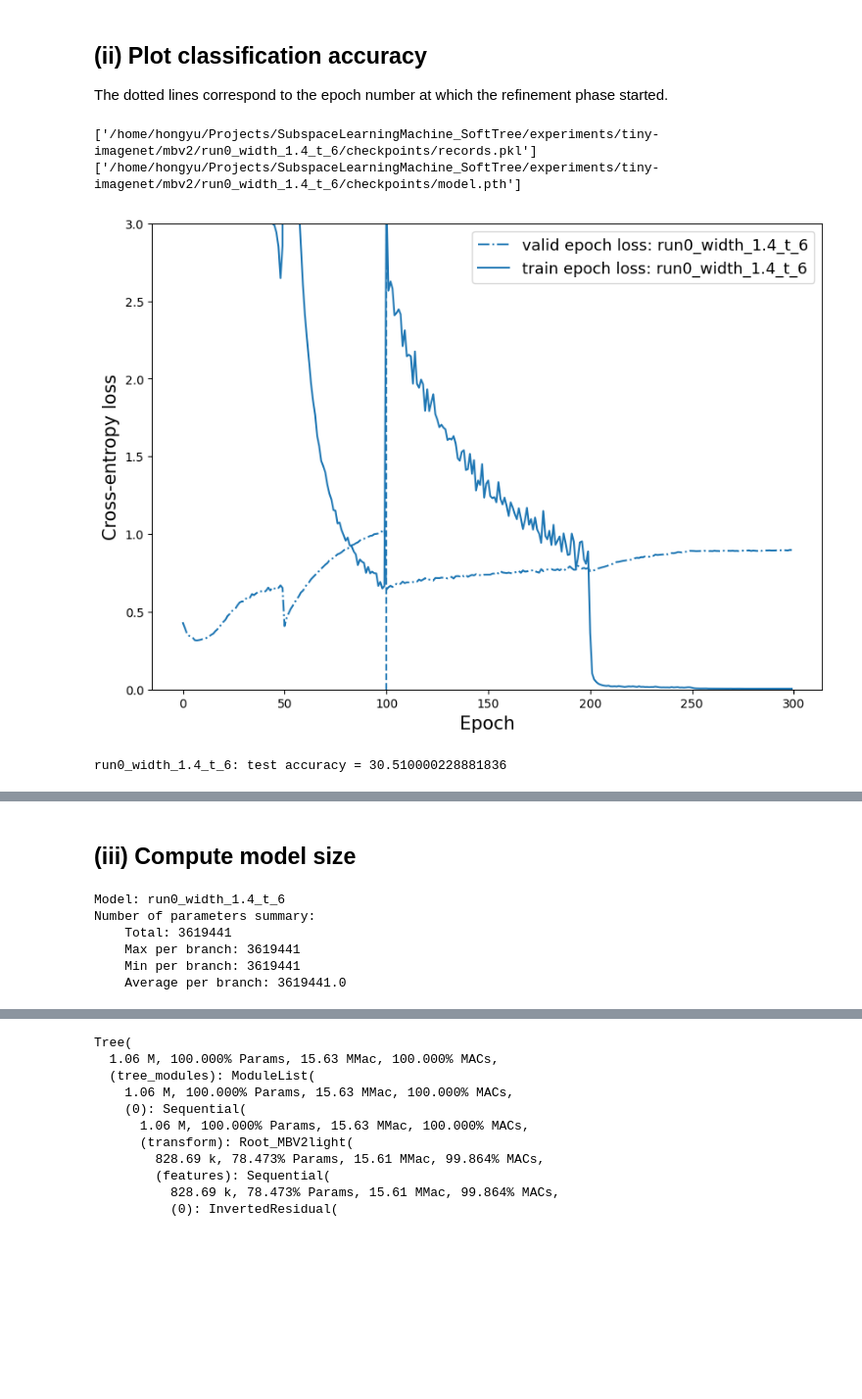
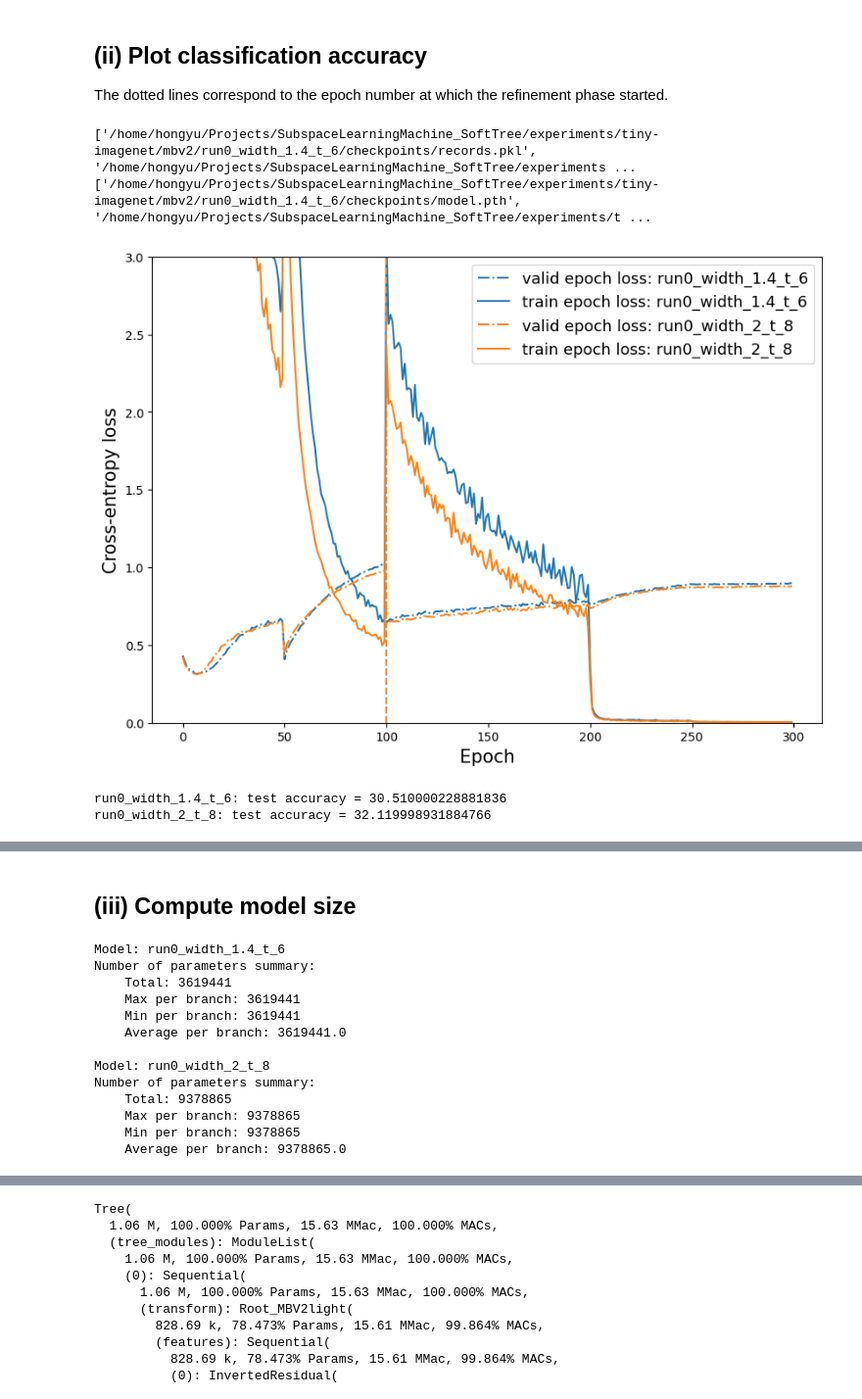
Before and after one commit to ChuniHiro/SubspaceLearningMachine_SoftTree, a Jupyter notebook: examples/evaluation_tiny_imagenet.ipynb, the cells around one changed output, grey strips where cells are left out. Shown at 98% size. Drawn from its saved outputs; the diff is of its cells as text; code cells hidden in the pictures; blank space fills up the shorter version.

```diff
--- a/examples/evaluation_tiny_imagenet.ipynb
+++ b/examples/evaluation_tiny_imagenet.ipynb
@@ -14,20 +14,22 @@ The dotted lines correspond to the epoch number at which the refinement phase st
 # %%
 %matplotlib inline
 
-exp_dir = '/home/hongyu/Projects/SubspaceLearningMachine_SoftTree/experiments/tiny-imagenet/mbv2/'
+# exp_dir = '/home/hongyu/Projects/SubspaceLearningMachine_SoftTree/experiments/tiny-imagenet/mbv2/'
+exp_dir = '/home/hongyu/Projects/SubspaceLearningMachine_SoftTree/experiments/tiny-imagenet/mbv2tiny/'
 # models_list = ["debug"]
-models_list = ["run0_width_1.4_t_6"]
+models_list = ["run0_width_1.4_t_6", "run0_width_2_t_8"]
 
 records_file_list = [exp_dir + model_name + '/checkpoints/records.pkl' for model_name in models_list]
 model_files = [exp_dir + model_name + '/checkpoints/model.pth' for model_name in models_list]
 
 print(records_file_list)
 print(model_files)
 
 visualization.plot_performance(records_file_list, models_list, ymax = 3.0, figsize=(10,7), finetune_position=True)
 visualization.plot_accuracy(records_file_list, models_list, figsize=(10,7), ymin=0, ymax=98, finetune_position=True)
 # %% [output]
-['/home/hongyu/Projects/SubspaceLearningMachine_SoftTree/experiments/tiny-imagenet/mbv2/run0_width_1.4_t_6/checkpoints/records.pkl']
-['/home/hongyu/Projects/SubspaceLearningMachine_SoftTree/experiments/tiny-imagenet/mbv2/run0_width_1.4_t_6/checkpoints/model.pth']
+['/home/hongyu/Projects/SubspaceLearningMachine_SoftTree/experiments/tiny-imagenet/mbv2/run0_width_1.4_t_6/checkpoints/records.pkl', '/home/hongyu/Projects/SubspaceLearningMachine_SoftTree/experiments ...
+['/home/hongyu/Projects/SubspaceLearningMachine_SoftTree/experiments/tiny-imagenet/mbv2/run0_width_1.4_t_6/checkpoints/model.pth', '/home/hongyu/Projects/SubspaceLearningMachine_SoftTree/experiments/t ...
-[figure, old version]
+[figure, new version]
 run0_width_1.4_t_6: test accuracy = 30.510000228881836
+run0_width_2_t_8: test accuracy = 32.119998931884766
@@ -43,6 +45,13 @@ Number of parameters summary:
     Max per branch: 3619441
     Min per branch: 3619441
     Average per branch: 3619441.0
+
+Model: run0_width_2_t_8
+Number of parameters summary:
+    Total: 9378865
+    Max per branch: 9378865
+    Min per branch: 9378865
+    Average per branch: 9378865.0
 # %%
 from models import Tree
 from utils import load_tree_model
```
Also changed, not shown: parts of 2 cells of this notebook, 2 other files.
